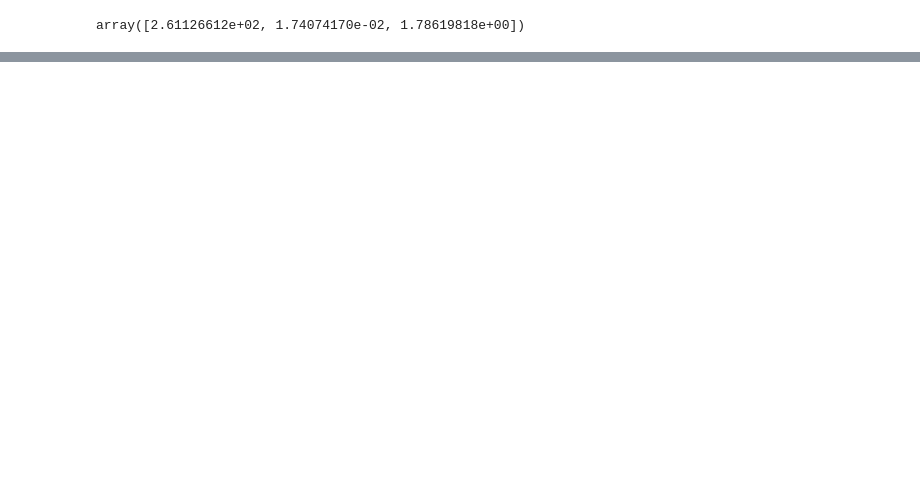
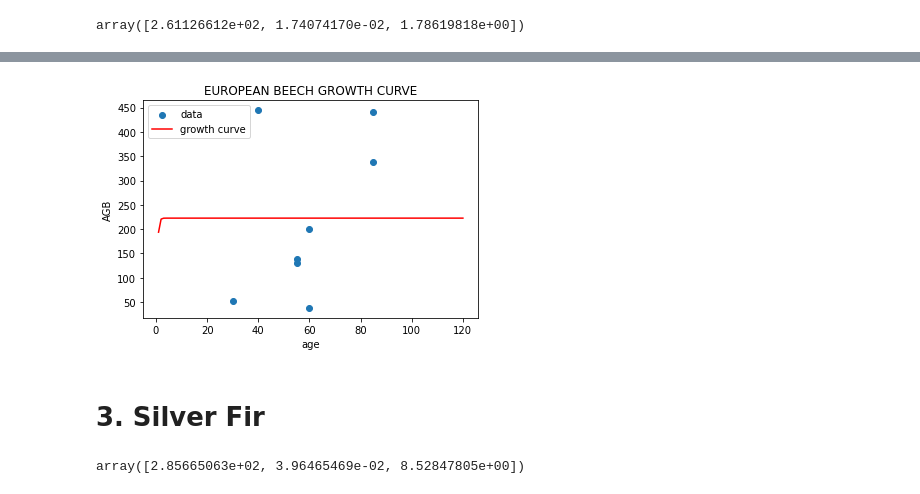
Before and after one commit to derha/moja-global, a Jupyter notebook: growth_curves/growth_curves.ipynb, the cells around one changed output, grey strips where cells are left out. Saved outputs shown, nothing was run; the diff lists cells and outputs as text; code cells hidden in the pictures; blank space fills up the shorter version.

```diff
--- a/growth_curves/growth_curves.ipynb
+++ b/growth_curves/growth_curves.ipynb
@@ -28,0 +34,5 @@ plt.show()
+# %%
+# age
+x_data = np.array([30, 40, 55, 55, 60, 60, 85, 85])
+# AGB
+y_data = np.array([52.36, 444.5, 130.59, 138.53, 199.45, 38.01, 337.35, 440.36])
@@ -28,0 +44,14 @@ plt.show()
+# %%
+plt.scatter(x_data, y_data, label='data')
+x = np.linspace(1, 120, 120)
+plt.plot(x, growth_curve(x, *params), 'r-', label='growth curve')
+
+plt.title('EUROPEAN BEECH GROWTH CURVE')
+plt.xlabel('age')
+plt.ylabel('AGB')
+plt.legend()
+plt.show()
+# %% [output]
+[figure, added]
+# %% [markdown]
+# 3. Silver Fir
@@ -28,0 +63,5 @@ plt.show()
+# %%
+params, _ = curve_fit(growth_curve, x_data, y_data, [250, 0.3, 1])
+params
+# %% [output]
+array([2.85665063e+02, 3.96465469e-02, 8.52847805e+00])
```
Also changed, not shown: parts of 6 cells of this notebook.
